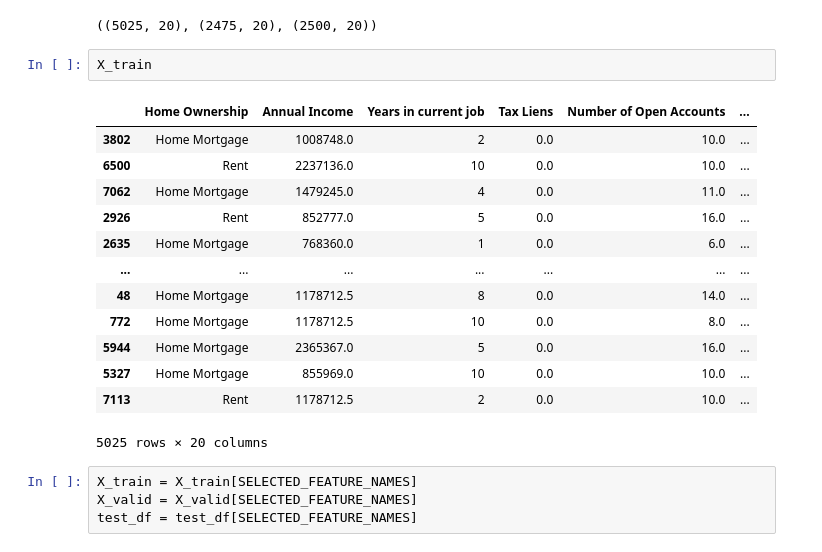
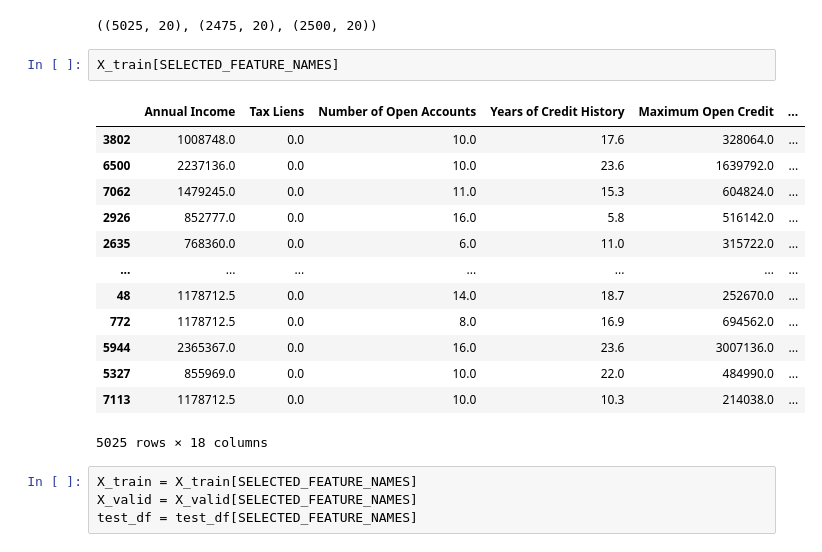
Before and after one commit to alex-chin/GB_LIBS_DS2, a Jupyter notebook: course_project/finBUM.ipynb, the cells around one changed output. Saved outputs shown, nothing was run; the diff lists cells and outputs as text.

```diff
--- a/course_project/finBUM.ipynb
+++ b/course_project/finBUM.ipynb
@@ -1060,21 +1092,21 @@ X_train.shape, X_valid.shape, test_df.shape
 # %% [output]
 ((5025, 20), (2475, 20), (2500, 20))
 # %%
-X_train
+X_train[SELECTED_FEATURE_NAMES]
 # %% [output]
-|  | Home Ownership | Annual Income | Years in current job | Tax Liens | Number of Open Accounts | ... |
-| 3802 | Home Mortgage | 1008748.0 | 2 | 0.0 | 10.0 | ... |
-| 6500 | Rent | 2237136.0 | 10 | 0.0 | 10.0 | ... |
-| 7062 | Home Mortgage | 1479245.0 | 4 | 0.0 | 11.0 | ... |
-| 2926 | Rent | 852777.0 | 5 | 0.0 | 16.0 | ... |
-| 2635 | Home Mortgage | 768360.0 | 1 | 0.0 | 6.0 | ... |
+|  | Annual Income | Tax Liens | Number of Open Accounts | Years of Credit History | Maximum Open Credit | ... |
+| 3802 | 1008748.0 | 0.0 | 10.0 | 17.6 | 328064.0 | ... |
+| 6500 | 2237136.0 | 0.0 | 10.0 | 23.6 | 1639792.0 | ... |
+| 7062 | 1479245.0 | 0.0 | 11.0 | 15.3 | 604824.0 | ... |
+| 2926 | 852777.0 | 0.0 | 16.0 | 5.8 | 516142.0 | ... |
+| 2635 | 768360.0 | 0.0 | 6.0 | 11.0 | 315722.0 | ... |
 | ... | ... | ... | ... | ... | ... | ... |
-| 48 | Home Mortgage | 1178712.5 | 8 | 0.0 | 14.0 | ... |
-| 772 | Home Mortgage | 1178712.5 | 10 | 0.0 | 8.0 | ... |
-| 5944 | Home Mortgage | 2365367.0 | 5 | 0.0 | 16.0 | ... |
-| 5327 | Home Mortgage | 855969.0 | 10 | 0.0 | 10.0 | ... |
-| 7113 | Rent | 1178712.5 | 2 | 0.0 | 10.0 | ... |
+| 48 | 1178712.5 | 0.0 | 14.0 | 18.7 | 252670.0 | ... |
+| 772 | 1178712.5 | 0.0 | 8.0 | 16.9 | 694562.0 | ... |
+| 5944 | 2365367.0 | 0.0 | 16.0 | 23.6 | 3007136.0 | ... |
+| 5327 | 855969.0 | 0.0 | 10.0 | 22.0 | 484990.0 | ... |
+| 7113 | 1178712.5 | 0.0 | 10.0 | 10.3 | 214038.0 | ... |
-5025 rows × 20 columns
+5025 rows × 18 columns
 # %%
 X_train = X_train[SELECTED_FEATURE_NAMES]
 X_valid = X_valid[SELECTED_FEATURE_NAMES]
```
Also changed, not shown: parts of 21 cells of this notebook, 1 other file.
